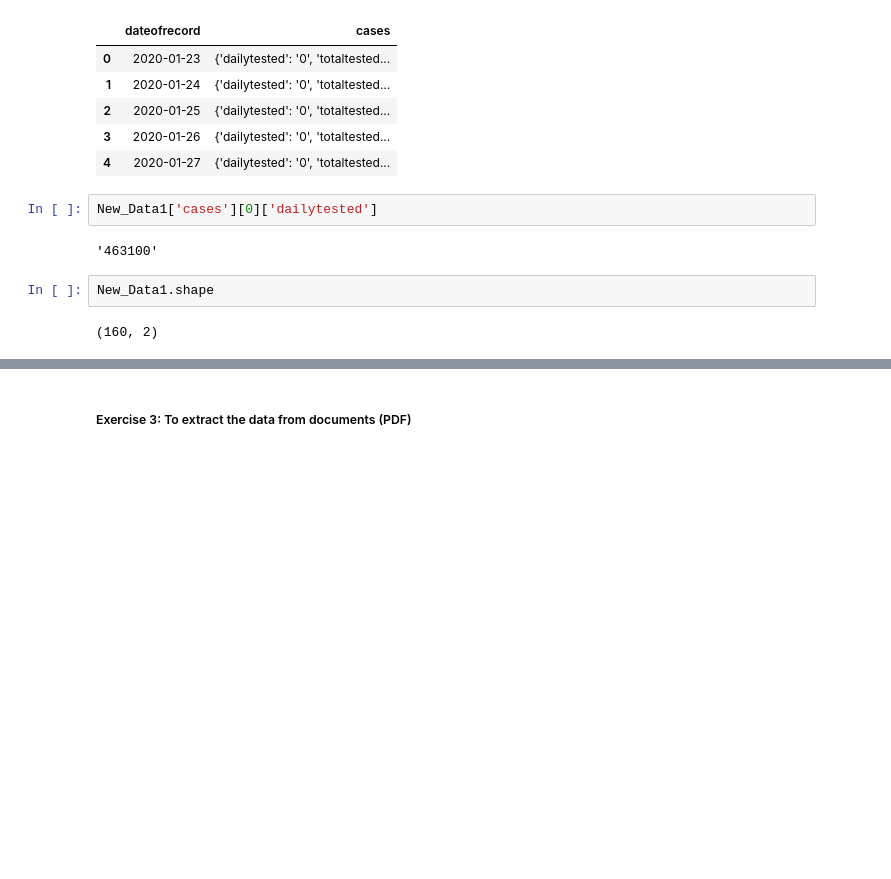
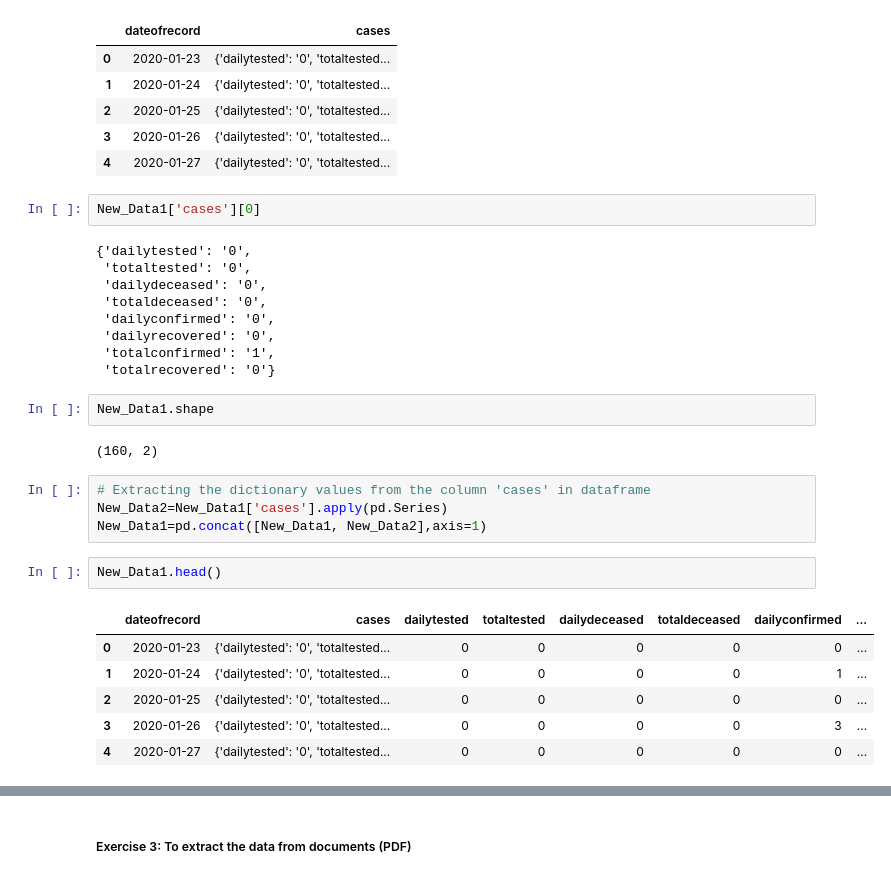
Before and after one commit to BhargavPotluri/Gramener, a Jupyter notebook: DataExtraction.ipynb, the cells around one changed output, grey strips where cells are left out. Saved outputs shown, nothing was run; the diff lists cells and outputs as text; blank space fills up the shorter version.

```diff
--- a/DataExtraction.ipynb
+++ b/DataExtraction.ipynb
@@ -283,10 +279,30 @@ New_Data1.head()
 | 3 | 2020-01-26 | {'dailytested': '0', 'totaltested... |
 | 4 | 2020-01-27 | {'dailytested': '0', 'totaltested... |
 # %%
-New_Data1['cases'][0]['dailytested']
+New_Data1['cases'][0]
 # %% [output]
-'463100'
+{'dailytested': '0',
+ 'totaltested': '0',
+ 'dailydeceased': '0',
+ 'totaldeceased': '0',
+ 'dailyconfirmed': '0',
+ 'dailyrecovered': '0',
+ 'totalconfirmed': '1',
+ 'totalrecovered': '0'}
 # %%
 New_Data1.shape
 # %% [output]
 (160, 2)
+# %%
+# Extracting the dictionary values from the column 'cases' in dataframe
+New_Data2=New_Data1['cases'].apply(pd.Series)
+New_Data1=pd.concat([New_Data1, New_Data2],axis=1)
+# %%
+New_Data1.head()
+# %% [output]
+|  | dateofrecord | cases | dailytested | totaltested | dailydeceased | totaldeceased | dailyconfirmed | ... |
+| 0 | 2020-01-23 | {'dailytested': '0', 'totaltested... | 0 | 0 | 0 | 0 | 0 | ... |
+| 1 | 2020-01-24 | {'dailytested': '0', 'totaltested... | 0 | 0 | 0 | 0 | 1 | ... |
+| 2 | 2020-01-25 | {'dailytested': '0', 'totaltested... | 0 | 0 | 0 | 0 | 0 | ... |
+| 3 | 2020-01-26 | {'dailytested': '0', 'totaltested... | 0 | 0 | 0 | 0 | 3 | ... |
+| 4 | 2020-01-27 | {'dailytested': '0', 'totaltested... | 0 | 0 | 0 | 0 | 0 | ... |
```
Also changed, not shown: parts of 5 cells of this notebook.
